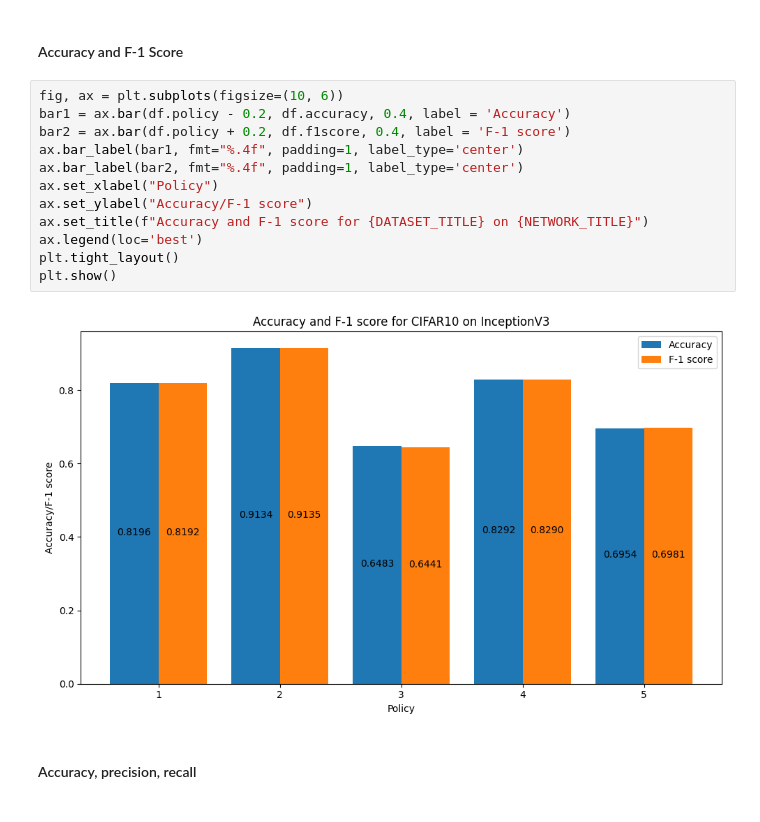
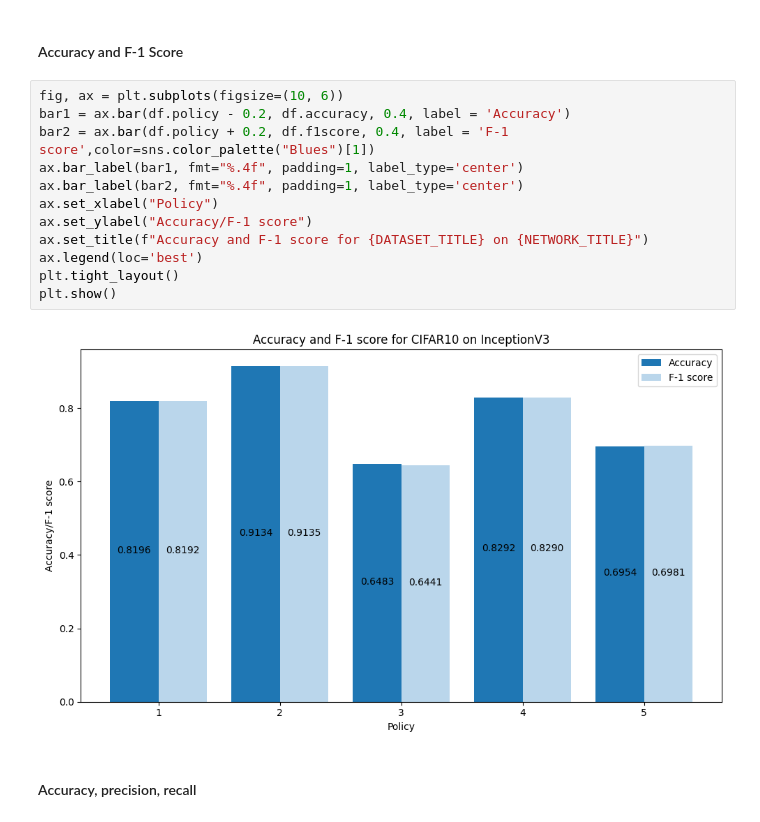
Before and after one commit to davidanoel/phd, a Jupyter notebook: analysis/analysis.ipynb, the cells around one changed output. Drawn from its saved outputs; the diff is of its cells as text.

```diff
--- a/analysis/analysis.ipynb
+++ b/analysis/analysis.ipynb
@@ -280,17 +235,17 @@ plt.show()
 # %%
 fig, ax = plt.subplots(figsize=(10, 6))
 bar1 = ax.bar(df.policy - 0.2, df.accuracy, 0.4, label = 'Accuracy')
-bar2 = ax.bar(df.policy + 0.2, df.f1score, 0.4, label = 'F-1 score')
+bar2 = ax.bar(df.policy + 0.2, df.f1score, 0.4, label = 'F-1 score',color=sns.color_palette("Blues")[1])
 ax.bar_label(bar1, fmt="%.4f", padding=1, label_type='center')
 ax.bar_label(bar2, fmt="%.4f", padding=1, label_type='center')
 ax.set_xlabel("Policy")
 ax.set_ylabel("Accuracy/F-1 score")
 ax.set_title(f"Accuracy and F-1 score for {DATASET_TITLE} on {NETWORK_TITLE}")
 ax.legend(loc='best')
 plt.tight_layout()
 plt.show()
 # %% [output]
-[figure, old version]
+[figure, new version]
 # %% [markdown]
 #### Accuracy, precision, recall
 # %%
```
Also changed, not shown: parts of 9 cells of this notebook.
